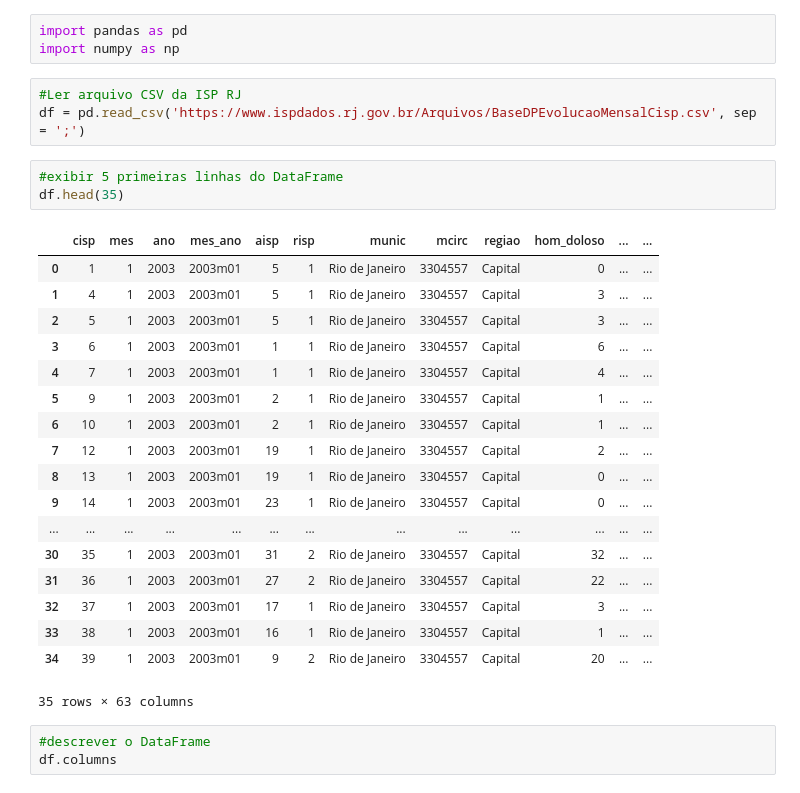
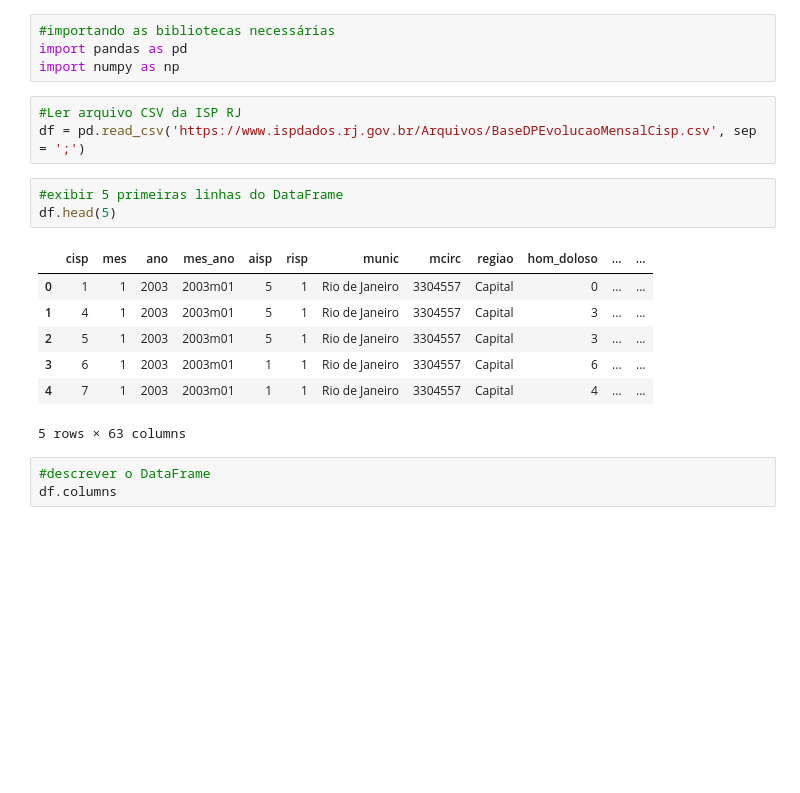
Before and after one commit to Luisfernandesbfr/aula_python_senac, a Jupyter notebook: desafio_aula2811.ipynb, the cells around one changed output. Cells and saved outputs as stored; diff of their text form; blank space fills up the shorter version.

```diff
--- a/desafio_aula2811.ipynb
+++ b/desafio_aula2811.ipynb
@@ -1,4 +1,5 @@
 # %%
+#importando as bibliotecas necessárias
 import pandas as pd
 import numpy as np
 # %%
@@ -6,26 +7,15 @@ import numpy as np
 df = pd.read_csv('https://www.ispdados.rj.gov.br/Arquivos/BaseDPEvolucaoMensalCisp.csv', sep = ';')
 # %%
 #exibir 5 primeiras linhas do DataFrame
-df.head(35)
+df.head(5)
 # %% [output]
 |  | cisp | mes | ano | mes_ano | aisp | risp | munic | mcirc | regiao | hom_doloso | ... | ... |
 | 0 | 1 | 1 | 2003 | 2003m01 | 5 | 1 | Rio de Janeiro | 3304557 | Capital | 0 | ... | ... |
 | 1 | 4 | 1 | 2003 | 2003m01 | 5 | 1 | Rio de Janeiro | 3304557 | Capital | 3 | ... | ... |
 | 2 | 5 | 1 | 2003 | 2003m01 | 5 | 1 | Rio de Janeiro | 3304557 | Capital | 3 | ... | ... |
 | 3 | 6 | 1 | 2003 | 2003m01 | 1 | 1 | Rio de Janeiro | 3304557 | Capital | 6 | ... | ... |
 | 4 | 7 | 1 | 2003 | 2003m01 | 1 | 1 | Rio de Janeiro | 3304557 | Capital | 4 | ... | ... |
-| 5 | 9 | 1 | 2003 | 2003m01 | 2 | 1 | Rio de Janeiro | 3304557 | Capital | 1 | ... | ... |
-| 6 | 10 | 1 | 2003 | 2003m01 | 2 | 1 | Rio de Janeiro | 3304557 | Capital | 1 | ... | ... |
-| 7 | 12 | 1 | 2003 | 2003m01 | 19 | 1 | Rio de Janeiro | 3304557 | Capital | 2 | ... | ... |
-| 8 | 13 | 1 | 2003 | 2003m01 | 19 | 1 | Rio de Janeiro | 3304557 | Capital | 0 | ... | ... |
-| 9 | 14 | 1 | 2003 | 2003m01 | 23 | 1 | Rio de Janeiro | 3304557 | Capital | 0 | ... | ... |
-| ... | ... | ... | ... | ... | ... | ... | ... | ... | ... | ... | ... | ... |
-| 30 | 35 | 1 | 2003 | 2003m01 | 31 | 2 | Rio de Janeiro | 3304557 | Capital | 32 | ... | ... |
-| 31 | 36 | 1 | 2003 | 2003m01 | 27 | 2 | Rio de Janeiro | 3304557 | Capital | 22 | ... | ... |
-| 32 | 37 | 1 | 2003 | 2003m01 | 17 | 1 | Rio de Janeiro | 3304557 | Capital | 3 | ... | ... |
-| 33 | 38 | 1 | 2003 | 2003m01 | 16 | 1 | Rio de Janeiro | 3304557 | Capital | 1 | ... | ... |
-| 34 | 39 | 1 | 2003 | 2003m01 | 9 | 2 | Rio de Janeiro | 3304557 | Capital | 20 | ... | ... |
-35 rows × 63 columns
+5 rows × 63 columns
 # %%
 #descrever o DataFrame
 df.columns
```
Also changed, not shown: parts of 25 cells of this notebook, 3 other files.
